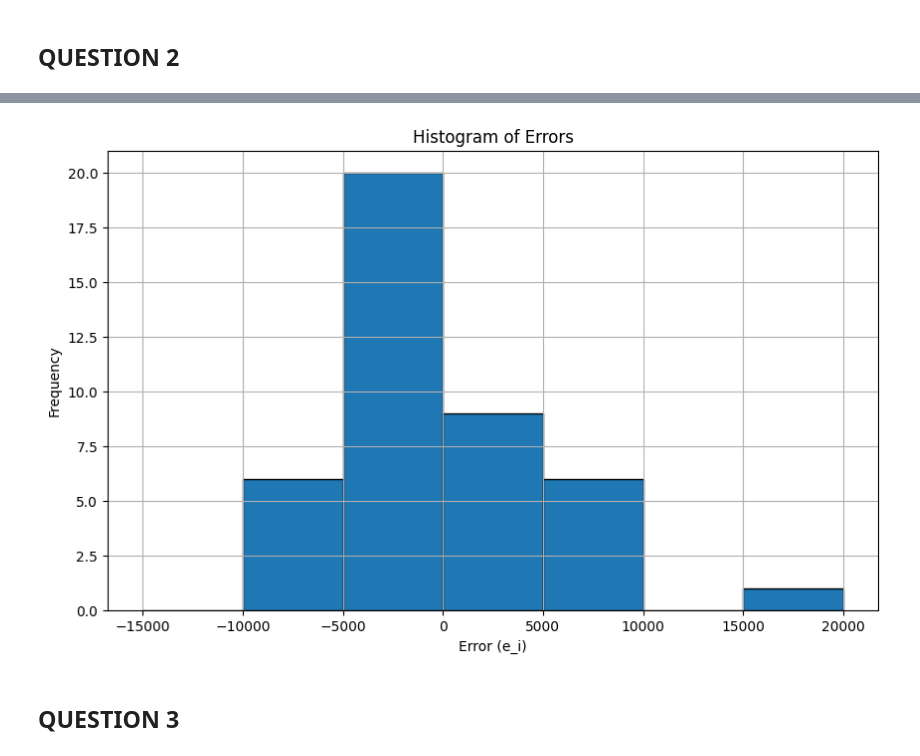
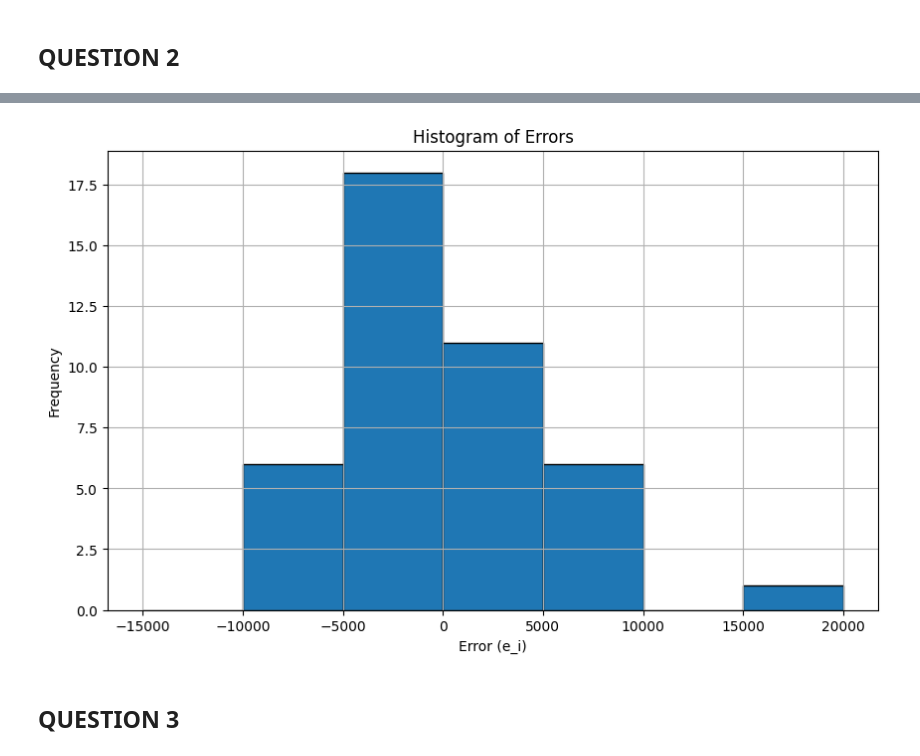
Before and after one commit to Brett-migwi-20/Business-Course, a Jupyter notebook: Homework 8/Homework8.ipynb, the cells around one changed output, grey strips where cells are left out. Saved outputs shown, nothing was run; the diff lists cells and outputs as text; code cells hidden in the pictures.

```diff
--- a/Homework 8/Homework8.ipynb
+++ b/Homework 8/Homework8.ipynb
@@ -138,48 +135,48 @@ import matplotlib.pyplot as plt
 # Input string data for square feet and market values
 data_str = """
 Square Feet	Market Value
-1810	95100
-1915	104400
-1843	93400
-1810	91100
-1836	101800
-2030	108400
-1732	87500
-1852	95900
-1792	89300
-1664	88500
-1853	100800
-1618	96600
-1691	87500
-2371	114000
-2372	113300
-1666	87600
-2121	116200
-1618	94600
-1731	86400
-1666	87100
-1519	83400
-1484	79900
-1590	81500
-1596	87200
-1483	82600
+1812	99800
+1914	104300
+1844	93400
+1810	90900
+1837	102000
+2030	108500
+1733	87700
+1850	96000
+1790	89200
+1666	88500
+1853	100900
+1618	96800
+1690	87400
+2374	113900
+2374	113100
+1667	87400
+2121	116100
+1620	94700
+1732	86300
+1668	87100
+1521	83300
+1484	79800
+1586	81500
+1600	87100
+1484	82700
 1483	78800
-1520	87700
-1703	94300
-1484	82000
-1469	88000
-1520	88200
-1521	88500
-1484	76600
-1521	84400
-1667	90800
-1588	81000
-1786	91200
-1485	81300
-1519	100600
-1520	87100
-1686	96700
-1583	83400
+1522	87600
+1700	94300
+1483	81900
+1469	88100
+1522	88200
+1519	88600
+1483	76500
+1521	84300
+1667	91000
+1590	81100
+1785	91200
+1484	81200
+1521	100700
+1518	87200
+1685	96700
+1581	93100
 """
 data_str = data_str.replace("\t",",")
 # Convert string to a pandas DataFrame
@@ -188,7 +185,7 @@ data = pd.read_csv(StringIO(data_str))
 
 # Define the regression model given in the prompt: Market Value = 28750 + 37.013 * Square Feet
 def predicted_market_value(square_feet):
-    return 27598 + 37.527 * square_feet
+    return 28737 + 37.101 * square_feet
 
 # Calculate predicted market values
 data['Predicted Market Value'] = data['Square Feet'].apply(predicted_market_value)
@@ -225,8 +222,8 @@ Error Category
 5,000 < e_i ≤ 10,000        6
 10,000 < e_i ≤ 15,000       0
 15,000 < e_i ≤ 20,000       1
 Name: count, dtype: int64
-[figure, old version]
+[figure, new version]
 # %% [markdown]
 ## QUESTION 3
 # %%
```
Also changed, not shown: parts of 32 cells of this notebook.
